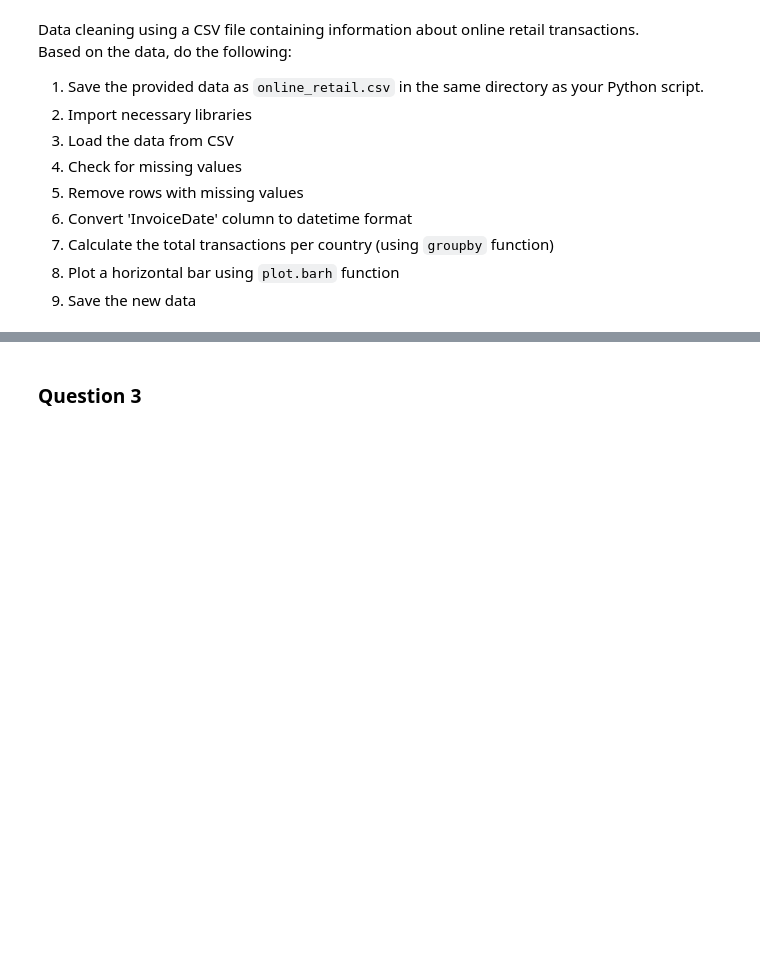
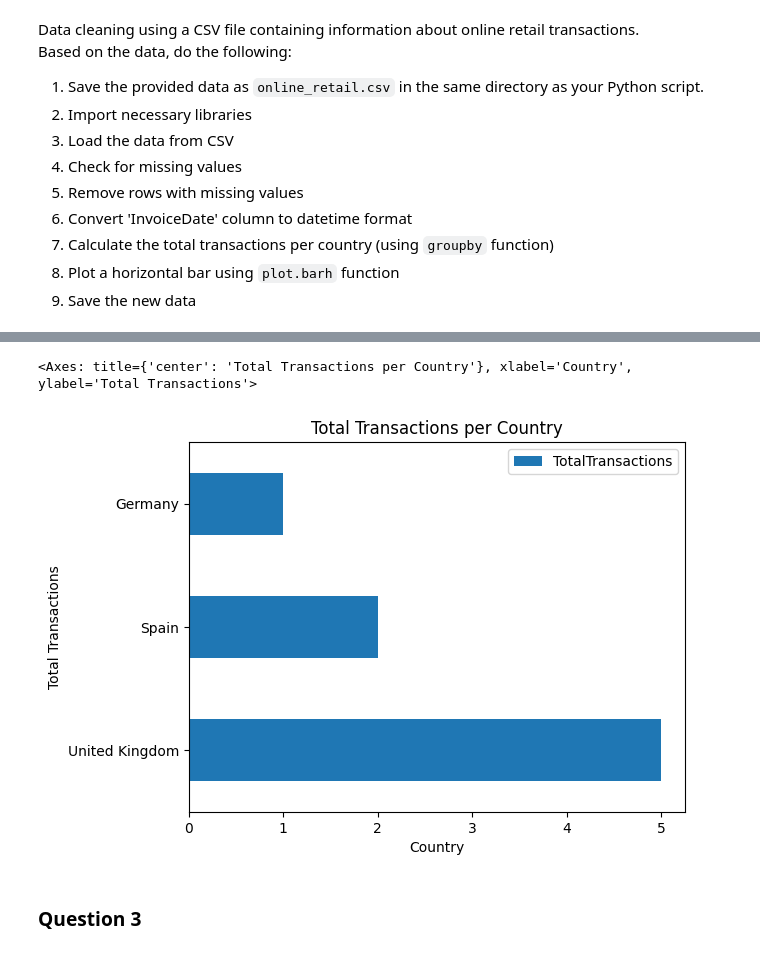
Before and after one commit to hsyen78444/WIF3009, a Jupyter notebook: Tutorial 3.ipynb, the cells around one changed output, grey strips where cells are left out. Cells and saved outputs as stored; diff of their text form; code cells hidden in the pictures; blank space fills up the shorter version.

```diff
--- a/Tutorial 3.ipynb
+++ b/Tutorial 3.ipynb
@@ -95,2 +182,11 @@ print(transactions_per_country.head(10))
 # %%
-data.plot.barh()
+transactions_per_country.plot.barh(
+    x='Country',
+    y='TotalTransactions',
+    title='Total Transactions per Country',
+    xlabel='Country',
+    ylabel='Total Transactions'
+)
+# %% [output]
+<Axes: title={'center': 'Total Transactions per Country'}, xlabel='Country', ylabel='Total Transactions'>
+[figure, added]
```
Also changed, not shown: parts of 20 cells of this notebook, 3 other files.
